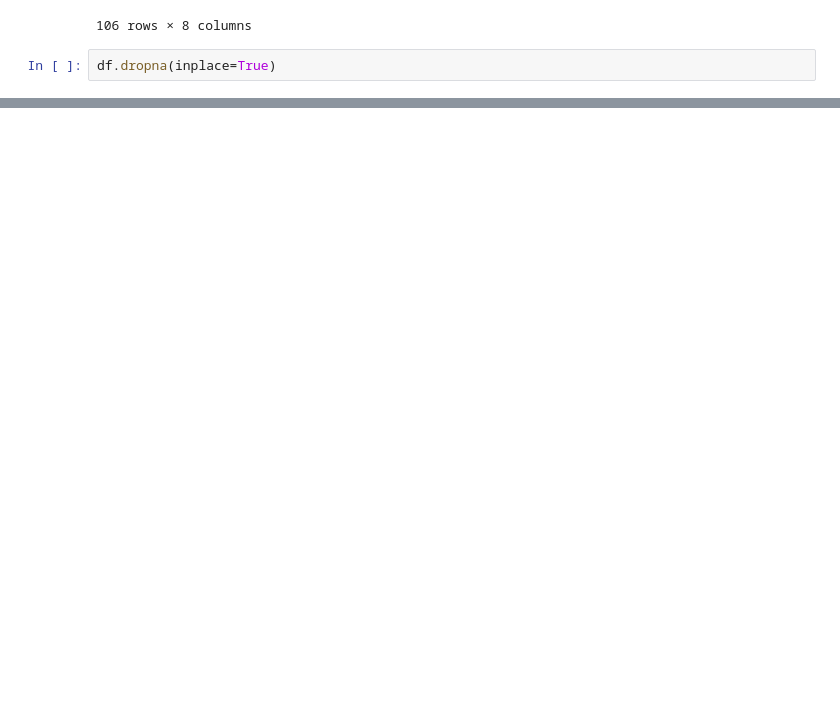
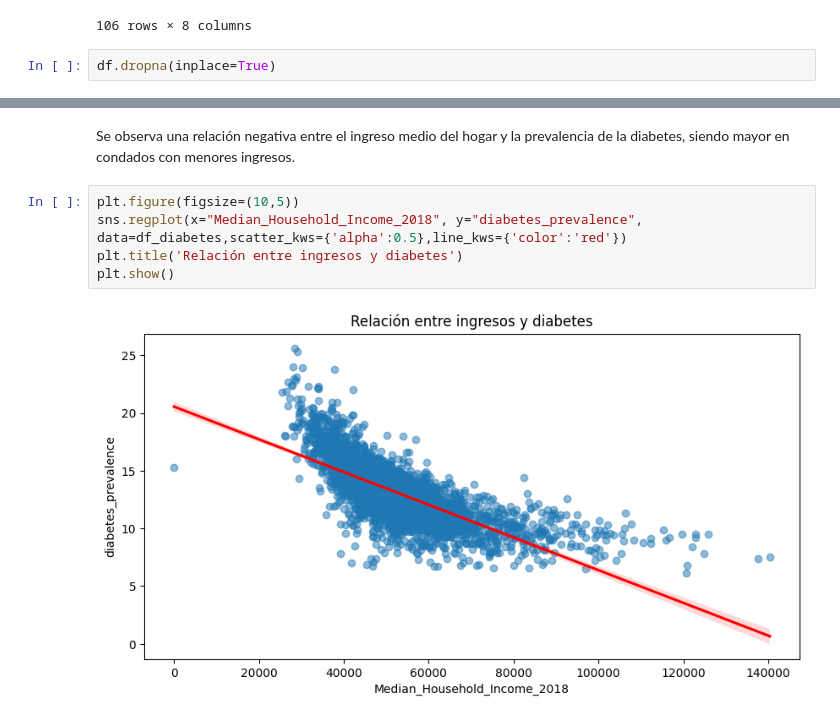
Before and after one commit to 4GeeksAcademy/Antonio27M-machine-learning, a Jupyter notebook: src/03-linear-regression-reg-demographic-health-data.ipynb, the cells around one changed output, grey strips where cells are left out. Drawn from its saved outputs; the diff is of its cells as text; blank space fills up the shorter version.

```diff
--- a/src/03-linear-regression-reg-demographic-health-data.ipynb
+++ b/src/03-linear-regression-reg-demographic-health-data.ipynb
@@ -156,0 +182,9 @@ plt.show()
+# %% [markdown]
+Se observa una relación negativa entre el ingreso medio del hogar y la prevalencia de la diabetes, siendo mayor en condados con menores ingresos.
+# %%
+plt.figure(figsize=(10,5))
+sns.regplot(x="Median_Household_Income_2018", y="diabetes_prevalence", data=df_diabetes,scatter_kws={'alpha':0.5},line_kws={'color':'red'})
+plt.title('Relación entre ingresos y diabetes')
+plt.show()
+# %% [output]
+[figure, added]
```
Also changed, not shown: parts of 38 cells of this notebook, 2 other files.
